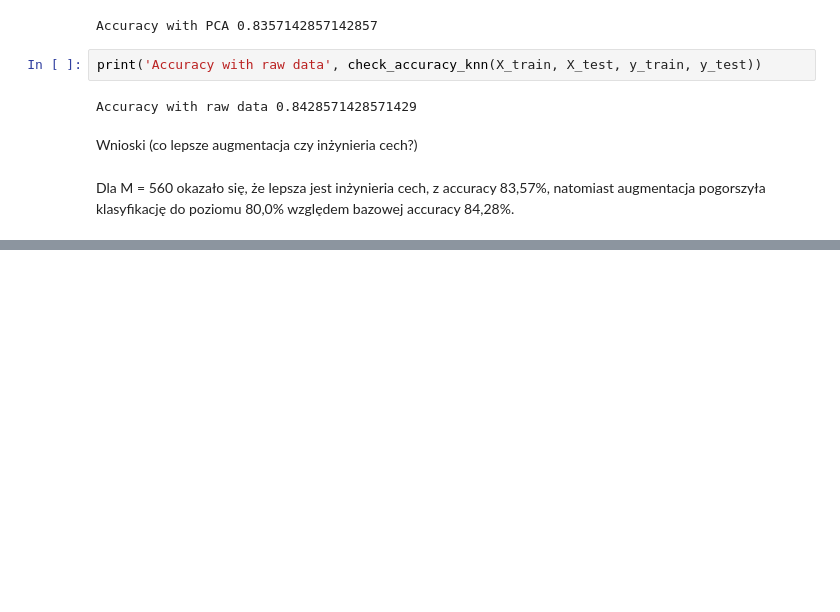
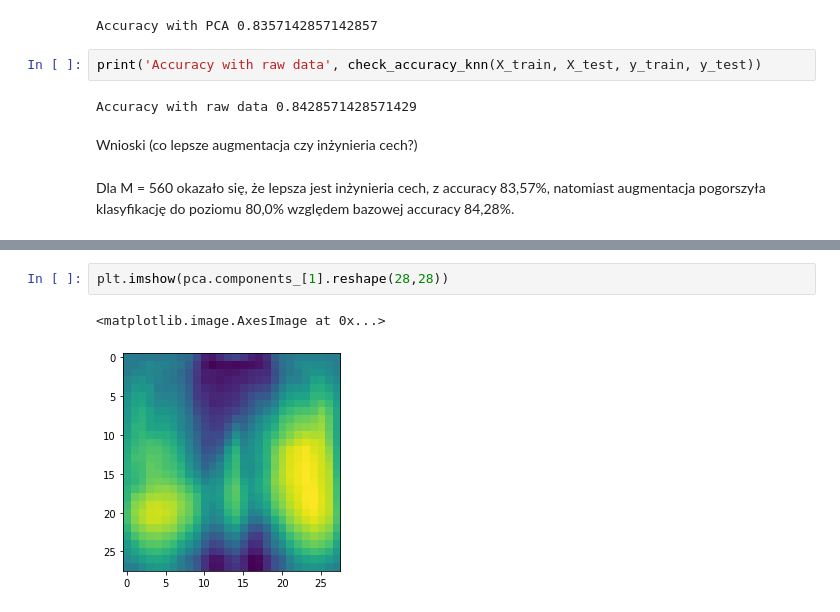
Before and after one commit to arkadiuss/ML_lab2_solution, a Jupyter notebook: lab2_tutorial.ipynb, the cells around one changed output, grey strips where cells are left out. Saved outputs shown, nothing was run; the diff lists cells and outputs as text; blank space fills up the shorter version.

```diff
--- a/lab2_tutorial.ipynb
+++ b/lab2_tutorial.ipynb
@@ -926,0 +982,5 @@ Dla M = 560 okazało się, że lepsza jest inżynieria cech, z accuracy 83,57%,
+# %%
+plt.imshow(pca.components_[1].reshape(28,28))
+# %% [output]
+<matplotlib.image.AxesImage at 0x...>
+[figure, added]
```
Also changed, not shown: parts of 18 cells of this notebook.
